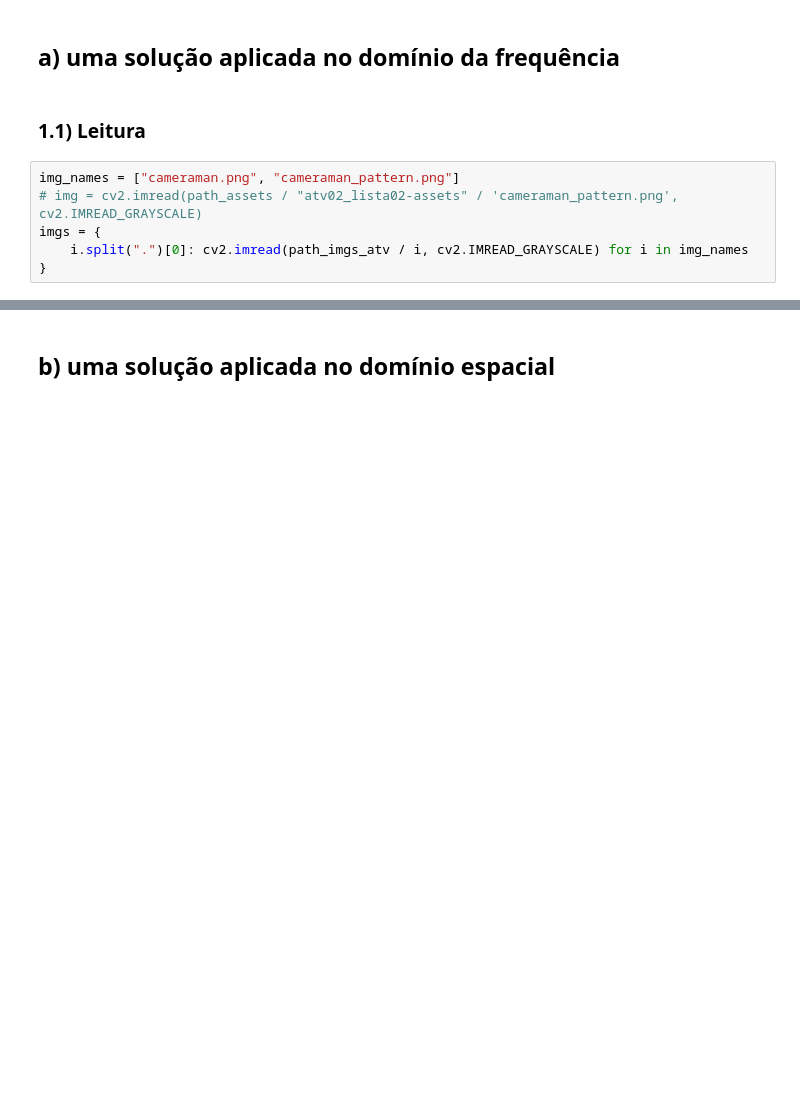
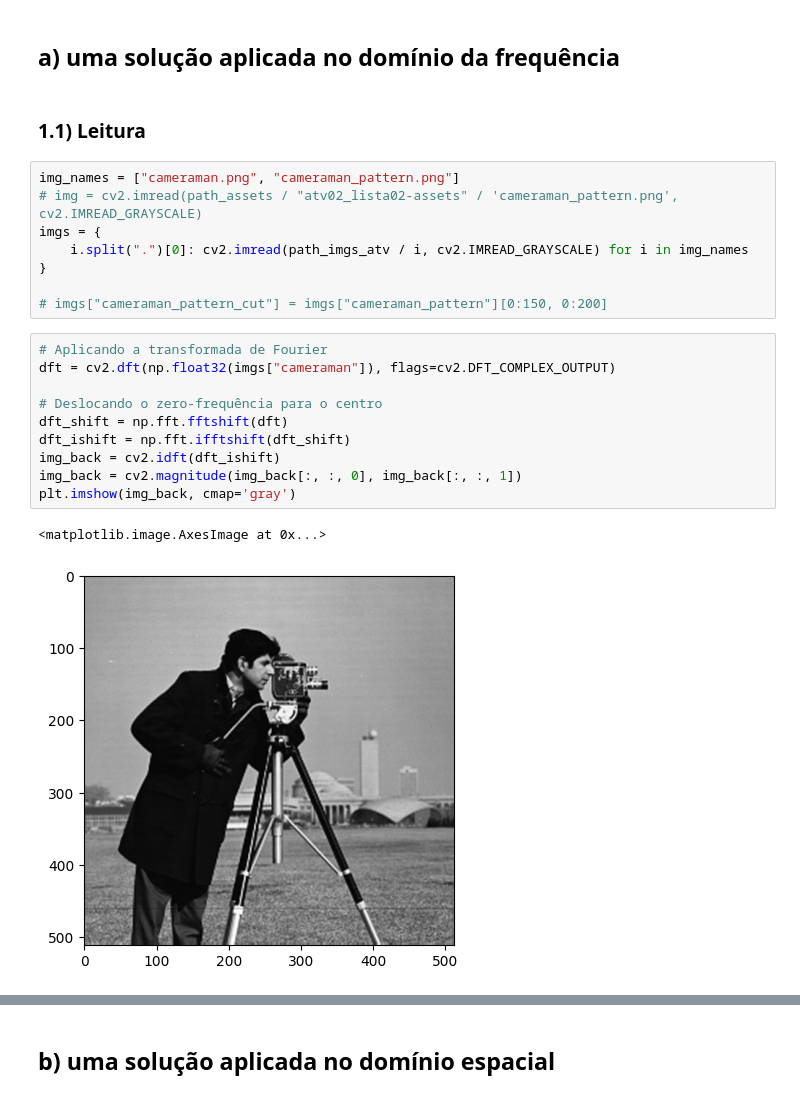
Before and after one commit to Manuelfjr/pdi, a Jupyter notebook: notebooks/03_atv02_code_q09.ipynb, the cells around one changed output, grey strips where cells are left out. Drawn from its saved outputs; the diff is of its cells as text; blank space fills up the shorter version.

```diff
--- a/notebooks/03_atv02_code_q09.ipynb
+++ b/notebooks/03_atv02_code_q09.ipynb
@@ -36,5 +33,20 @@ img_names = ["cameraman.png", "cameraman_pattern.png"]
 imgs = {
     i.split(".")[0]: cv2.imread(path_imgs_atv / i, cv2.IMREAD_GRAYSCALE) for i in img_names
 }
+
+# imgs["cameraman_pattern_cut"] = imgs["cameraman_pattern"][0:150, 0:200]
+# %%
+# Aplicando a transformada de Fourier
+dft = cv2.dft(np.float32(imgs["cameraman"]), flags=cv2.DFT_COMPLEX_OUTPUT)
+
+# Deslocando o zero-frequência para o centro
+dft_shift = np.fft.fftshift(dft)
+dft_ishift = np.fft.ifftshift(dft_shift)
+img_back = cv2.idft(dft_ishift)
+img_back = cv2.magnitude(img_back[:, :, 0], img_back[:, :, 1])
+plt.imshow(img_back, cmap='gray')
+# %% [output]
+<matplotlib.image.AxesImage at 0x...>
+[figure, added]
 # %%
 fourier = {
```
Also changed, not shown: parts of 18 cells of this notebook, 6 other files.
